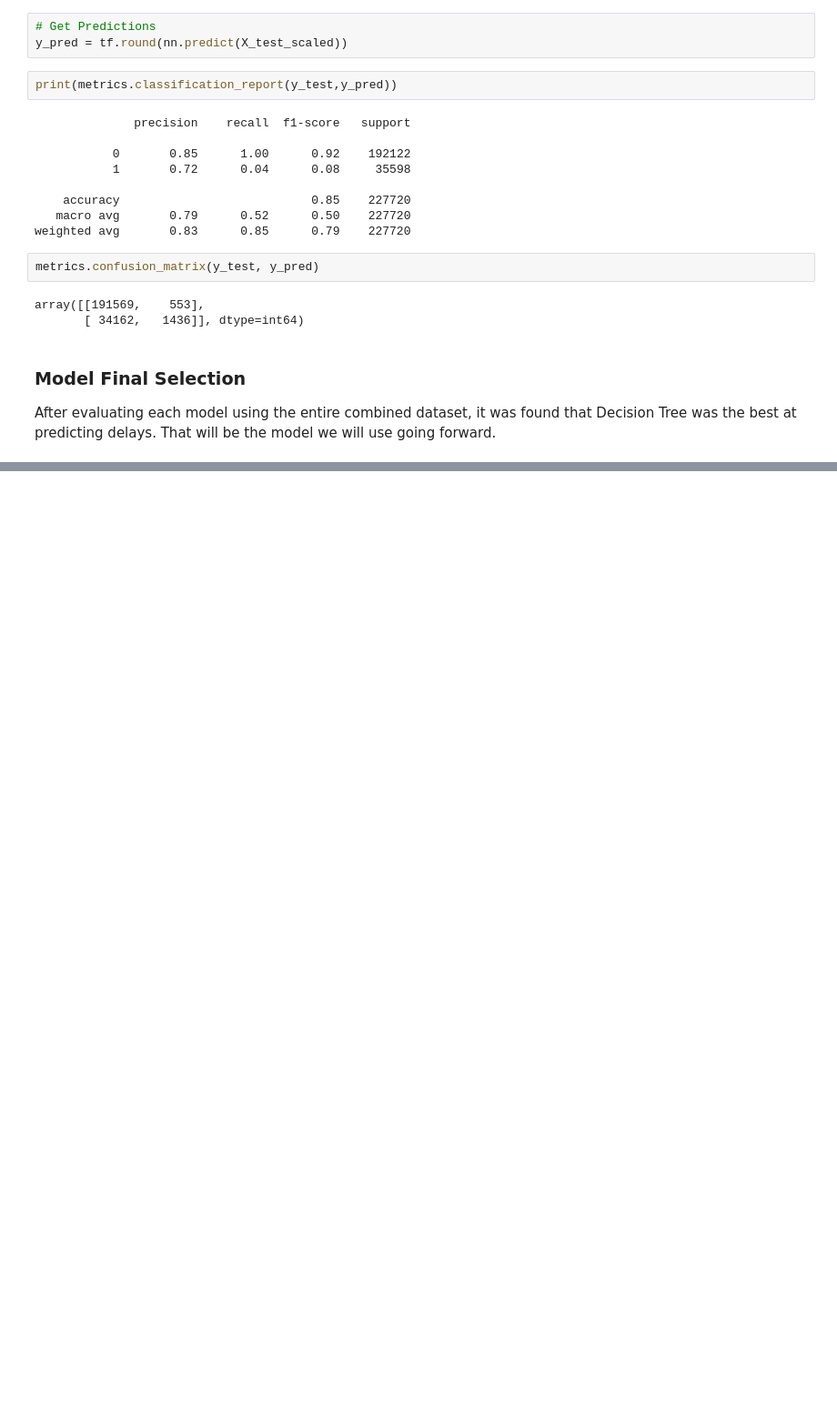
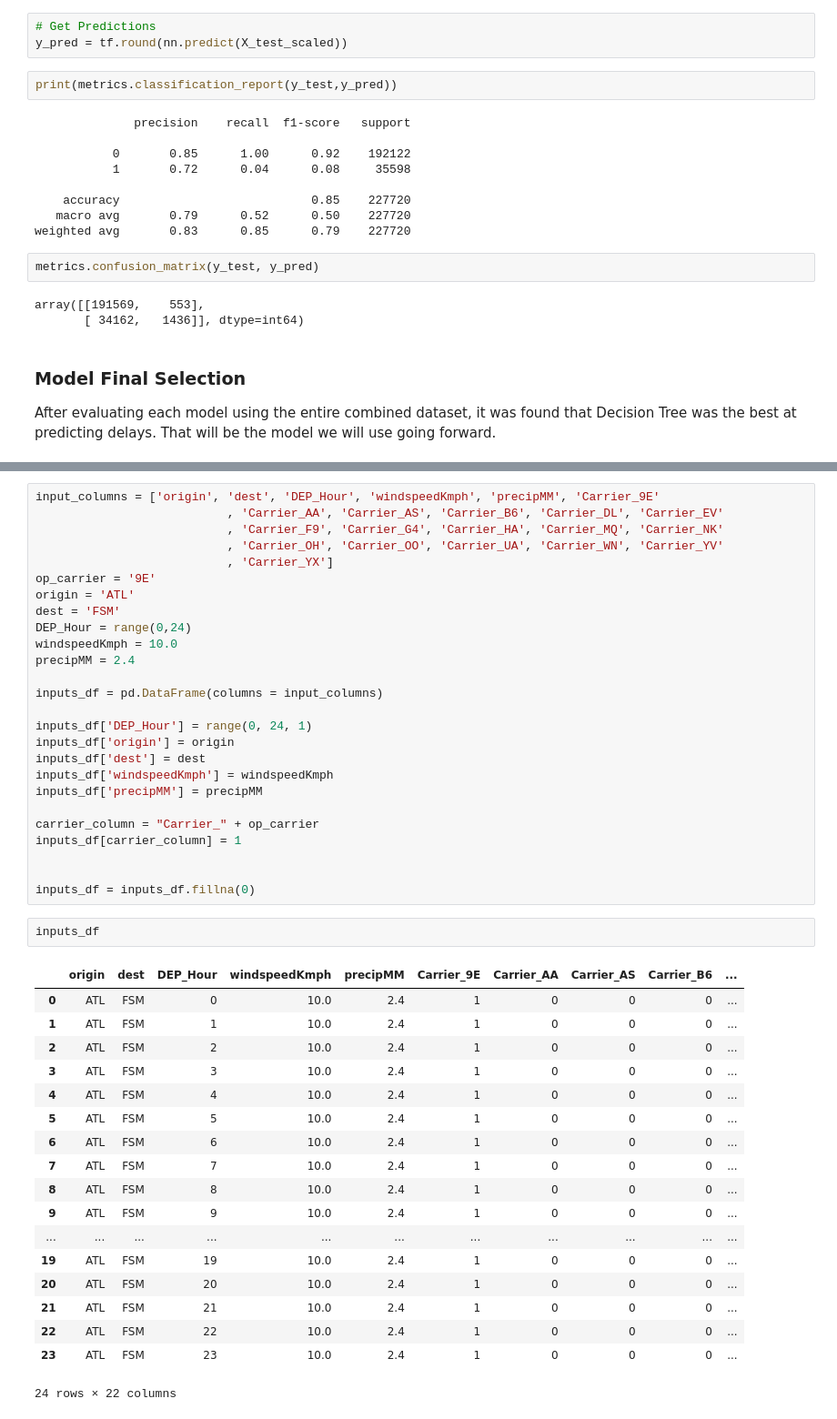
Before and after one commit to Duegan24/Final_Project, a Jupyter notebook: Seg_three_Machine Learning Model.ipynb, the cells around one changed output, grey strips where cells are left out. Shown: that part at 91% size. Saved outputs shown, nothing was run; the diff lists cells and outputs as text; blank space fills up the shorter version.

```diff
--- a/Seg_three_Machine Learning Model.ipynb
+++ b/Seg_three_Machine Learning Model.ipynb
@@ -546,0 +698,47 @@ The next step is to export the encoding steps and model so it can be used later.
+# %%
+input_columns = ['origin', 'dest', 'DEP_Hour', 'windspeedKmph', 'precipMM', 'Carrier_9E'
+                           , 'Carrier_AA', 'Carrier_AS', 'Carrier_B6', 'Carrier_DL', 'Carrier_EV'
+                           , 'Carrier_F9', 'Carrier_G4', 'Carrier_HA', 'Carrier_MQ', 'Carrier_NK'
+                           , 'Carrier_OH', 'Carrier_OO', 'Carrier_UA', 'Carrier_WN', 'Carrier_YV'
+                           , 'Carrier_YX']
+op_carrier = '9E'
+origin = 'ATL'
+dest = 'FSM'
+DEP_Hour = range(0,24)
+windspeedKmph = 10.0
+precipMM = 2.4
+
+inputs_df = pd.DataFrame(columns = input_columns)
+
+inputs_df['DEP_Hour'] = range(0, 24, 1)
+inputs_df['origin'] = origin
+inputs_df['dest'] = dest
+inputs_df['windspeedKmph'] = windspeedKmph
+inputs_df['precipMM'] = precipMM
+
+carrier_column = "Carrier_" + op_carrier
+inputs_df[carrier_column] = 1
+
+
+inputs_df = inputs_df.fillna(0)
+# %%
+inputs_df
+# %% [output]
+|  | origin | dest | DEP_Hour | windspeedKmph | precipMM | Carrier_9E | Carrier_AA | Carrier_AS | Carrier_B6 | ... |
+| 0 | ATL | FSM | 0 | 10.0 | 2.4 | 1 | 0 | 0 | 0 | ... |
+| 1 | ATL | FSM | 1 | 10.0 | 2.4 | 1 | 0 | 0 | 0 | ... |
+| 2 | ATL | FSM | 2 | 10.0 | 2.4 | 1 | 0 | 0 | 0 | ... |
+| 3 | ATL | FSM | 3 | 10.0 | 2.4 | 1 | 0 | 0 | 0 | ... |
+| 4 | ATL | FSM | 4 | 10.0 | 2.4 | 1 | 0 | 0 | 0 | ... |
+| 5 | ATL | FSM | 5 | 10.0 | 2.4 | 1 | 0 | 0 | 0 | ... |
+| 6 | ATL | FSM | 6 | 10.0 | 2.4 | 1 | 0 | 0 | 0 | ... |
+| 7 | ATL | FSM | 7 | 10.0 | 2.4 | 1 | 0 | 0 | 0 | ... |
+| 8 | ATL | FSM | 8 | 10.0 | 2.4 | 1 | 0 | 0 | 0 | ... |
+| 9 | ATL | FSM | 9 | 10.0 | 2.4 | 1 | 0 | 0 | 0 | ... |
+| ... | ... | ... | ... | ... | ... | ... | ... | ... | ... | ... |
+| 19 | ATL | FSM | 19 | 10.0 | 2.4 | 1 | 0 | 0 | 0 | ... |
+| 20 | ATL | FSM | 20 | 10.0 | 2.4 | 1 | 0 | 0 | 0 | ... |
+| 21 | ATL | FSM | 21 | 10.0 | 2.4 | 1 | 0 | 0 | 0 | ... |
+| 22 | ATL | FSM | 22 | 10.0 | 2.4 | 1 | 0 | 0 | 0 | ... |
+| 23 | ATL | FSM | 23 | 10.0 | 2.4 | 1 | 0 | 0 | 0 | ... |
+24 rows × 22 columns
```
Also changed, not shown: parts of 28 cells of this notebook, 4 other files.
